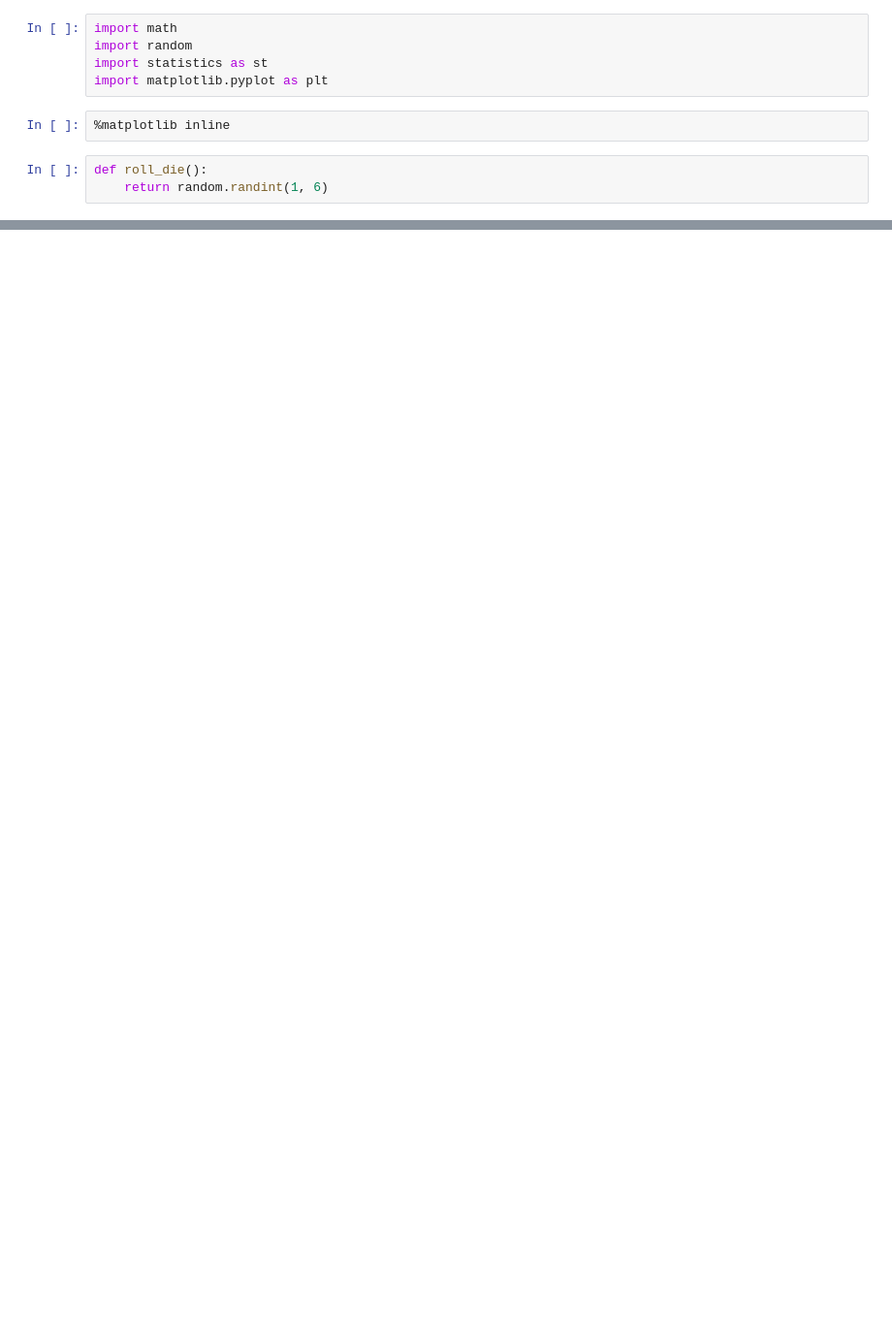
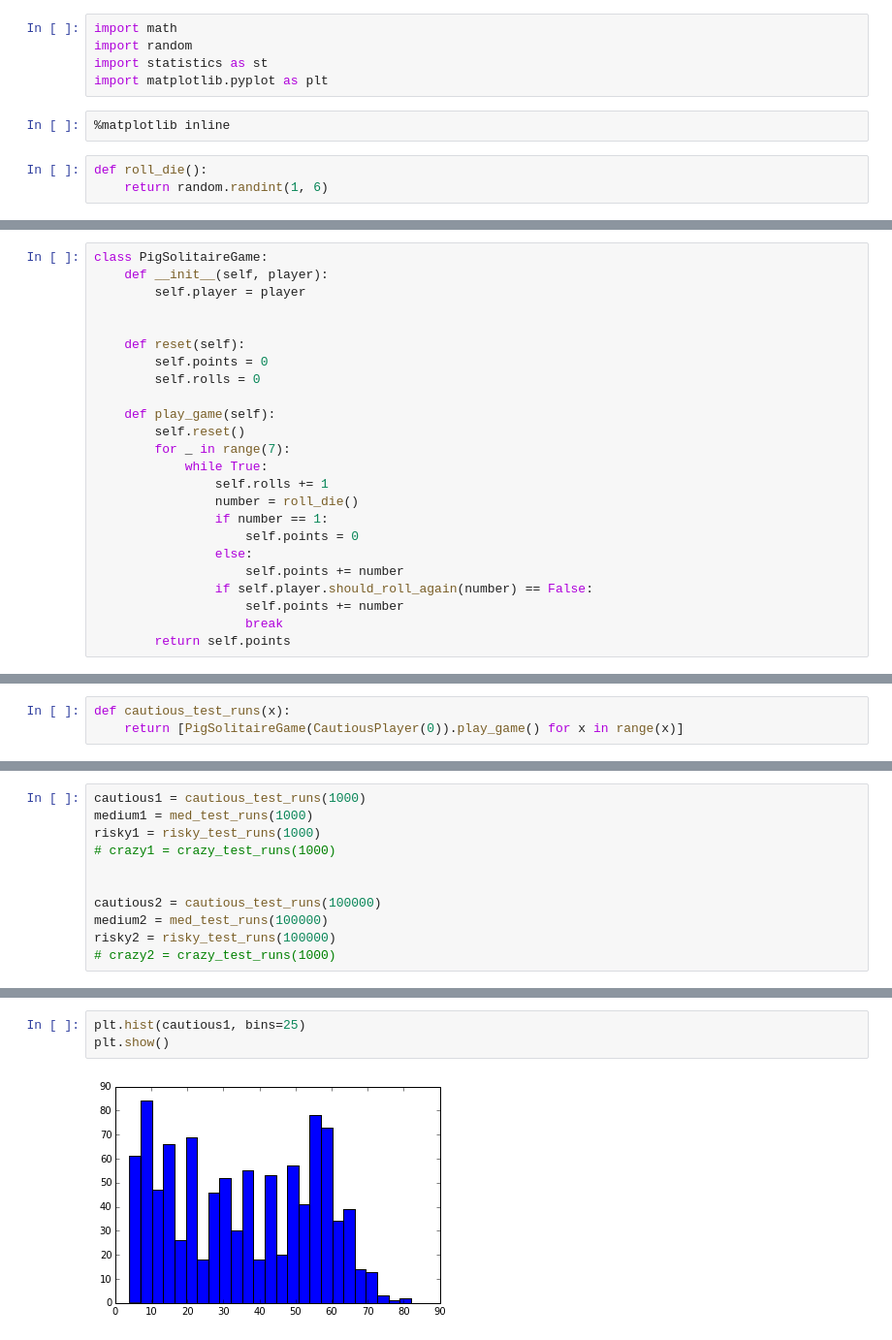
Before and after one commit to TylerKotkin/ultimate-pig, a Jupyter notebook: ultimate-pig.ipynb, the cells around one changed output, grey strips where cells are left out. Shown at 97% size. Saved outputs shown, nothing was run; the diff lists cells and outputs as text; blank space fills up the shorter version.

Commit message:
graphs added

```diff
--- a/ultimate-pig.ipynb
+++ b/ultimate-pig.ipynb
@@ -85,0 +72,24 @@ print(game.play_game())
+# %%
+class PigSolitaireGame:
+    def __init__(self, player):
+        self.player = player
+
+
+    def reset(self):
+        self.points = 0
+        self.rolls = 0
+
+    def play_game(self):
+        self.reset()
+        for _ in range(7):
+            while True:
+                self.rolls += 1
+                number = roll_die()
+                if number == 1:
+                    self.points = 0
+                else:
+                    self.points += number
+                if self.player.should_roll_again(number) == False:
+                    self.points += number
+                    break
+        return self.points
@@ -85,0 +106,3 @@ print(game.play_game())
+# %%
+def cautious_test_runs(x):
+    return [PigSolitaireGame(CautiousPlayer(0)).play_game() for x in range(x)]
@@ -85,0 +118,11 @@ print(game.play_game())
+# %%
+cautious1 = cautious_test_runs(1000)
+medium1 = med_test_runs(1000)
+risky1 = risky_test_runs(1000)
+# crazy1 = crazy_test_runs(1000)
+
+
+cautious2 = cautious_test_runs(100000)
+medium2 = med_test_runs(100000)
+risky2 = risky_test_runs(100000)
+# crazy2 = crazy_test_runs(1000)
@@ -85,0 +140,5 @@ print(game.play_game())
+# %%
+plt.hist(cautious1, bins=25)
+plt.show()
+# %% [output]
+[figure, added]
```
Also changed, not shown: parts of 19 cells of this notebook.
